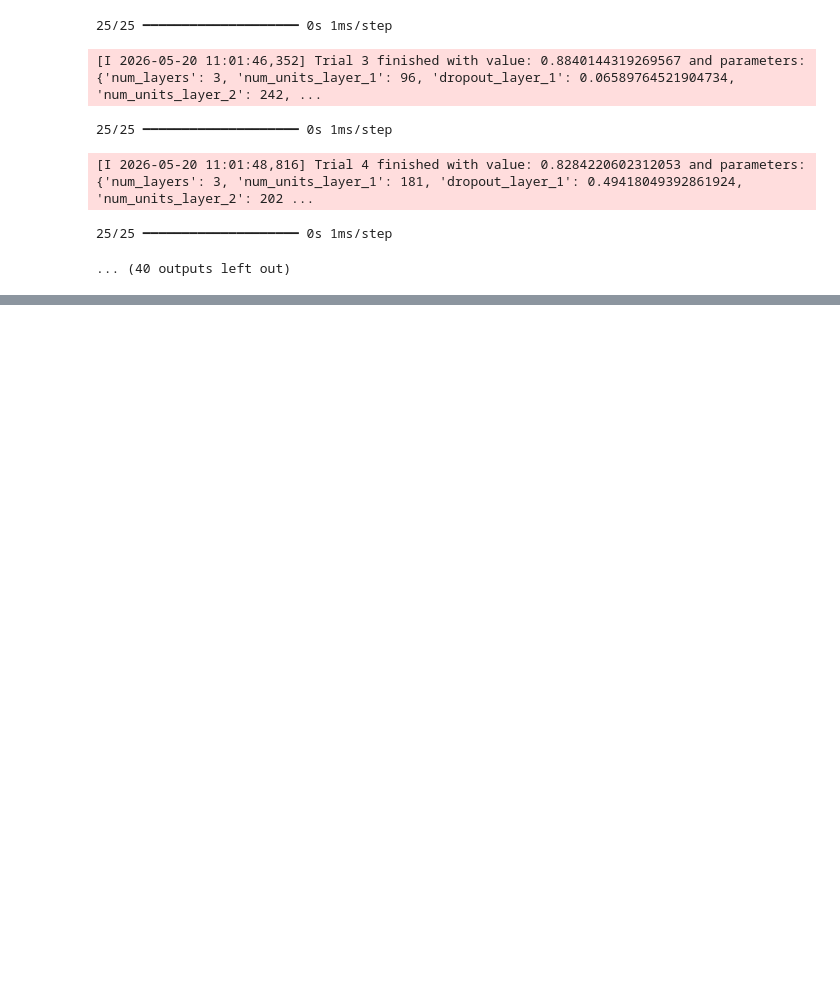
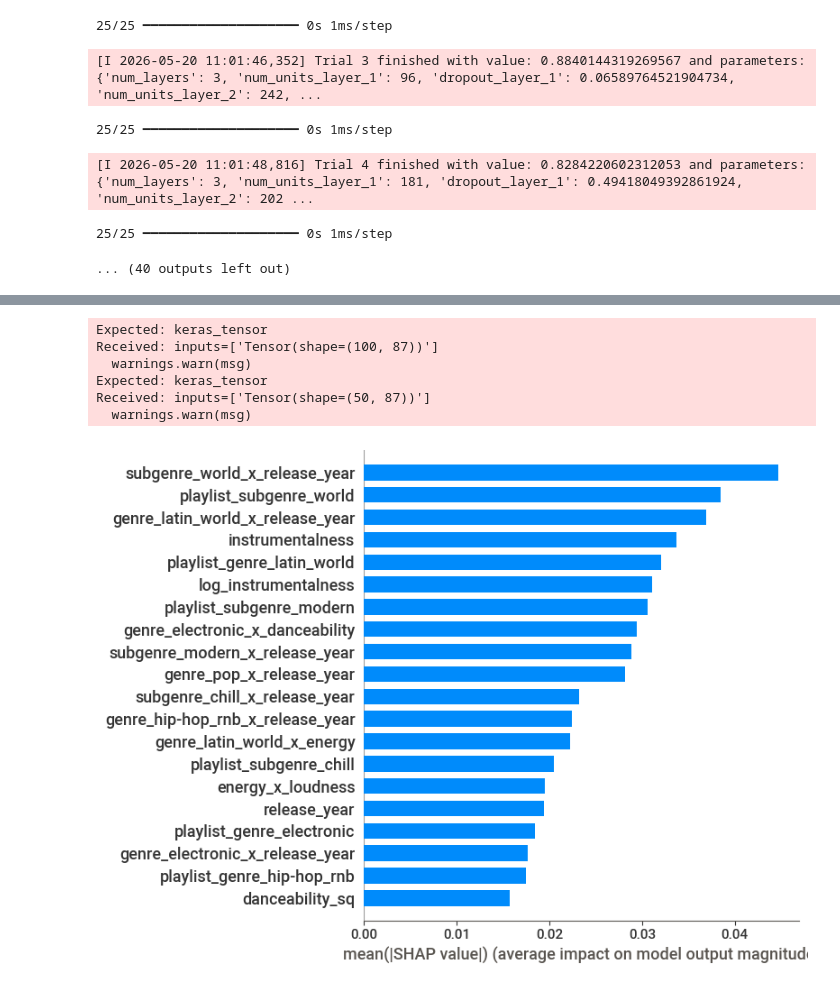
Before and after one commit to donya-beh/GSB-545, a Jupyter notebook: Project Files/Spotify_project_notebook.ipynb, the cells around one changed output, grey strips where cells are left out. Saved outputs shown, nothing was run; the diff lists cells and outputs as text; code cells hidden in the pictures; blank space fills up the shorter version.

```diff
--- a/Project Files/Spotify_project_notebook.ipynb
+++ b/Project Files/Spotify_project_notebook.ipynb
@@ -1043,0 +1545,13 @@ print(classification_report(y_val, y_pred_mlp, zero_division=0))
+# %%
+# run baseline models with reduced feature set - LGBM
+
+cv_scores_lgbm = cross_val_score(lgbm_model, X_train_lgbm_20, y_train, cv=cv, scoring="roc_auc", n_jobs=-1)
+print(cv_scores_lgbm)
+print(cv_scores_lgbm.mean())
+print(cv_scores_lgbm.std())
+
+lgbm_model.fit(X_train_lgbm_20, y_train)
+
+y_proba_lgbm_reduced = lgbm_model.predict_proba(X_val_lgbm_20)[:,1]
+print("LightGBM Baseline ROC AUC (Reduced engineered feature set):", roc_auc_score(y_val, y_proba_lgbm_reduced))
+print(classification_report(y_val, lgbm_model.predict(X_val_lgbm_20)))
@@ -1043,0 +1674,34 @@ print(classification_report(y_val, y_pred_mlp, zero_division=0))
+# %%
+# MLP feature selection: SHAP
+
+mlp_explainer = shap.GradientExplainer(model, X_train_scaled.values[:100])
+mlp_shap_vals = mlp_explainer.shap_values(X_val_scaled.values[:100])
+
+shap_arr = mlp_shap_vals.squeeze(axis=-1)
+mlp_shap_importance = pd.DataFrame({
+    'feature': list(X_val_scaled.columns),
+    'shap_mean_abs': list(np.abs(shap_arr).mean(axis=0))
+}).sort_values('shap_mean_abs', ascending=False)
+
+# keep top 20
+mlp_selected_features = mlp_shap_importance.head(20)['feature'].tolist()
+X_train_mlp_20 = X_train_scaled[mlp_selected_features]
+X_val_mlp_20 = X_val_scaled[mlp_selected_features]
+# %% [output]
+Expected: keras_tensor
+Received: inputs=['Tensor(shape=(100, 87))']
+  warnings.warn(msg)
+Expected: keras_tensor
+Received: inputs=['Tensor(shape=(50, 87))']
+  warnings.warn(msg)
+# %%
+# MLP SHAP visual
+shap.summary_plot(
+    shap_arr,
+    X_val_scaled.values[:100],
+    feature_names=X_val_scaled.columns.tolist(),
+    plot_type="bar",
+    plot_size=(8, 6)
+)
+# %% [output]
+[figure, added]
```
Also changed, not shown: parts of 27 cells of this notebook, 3 other files.
